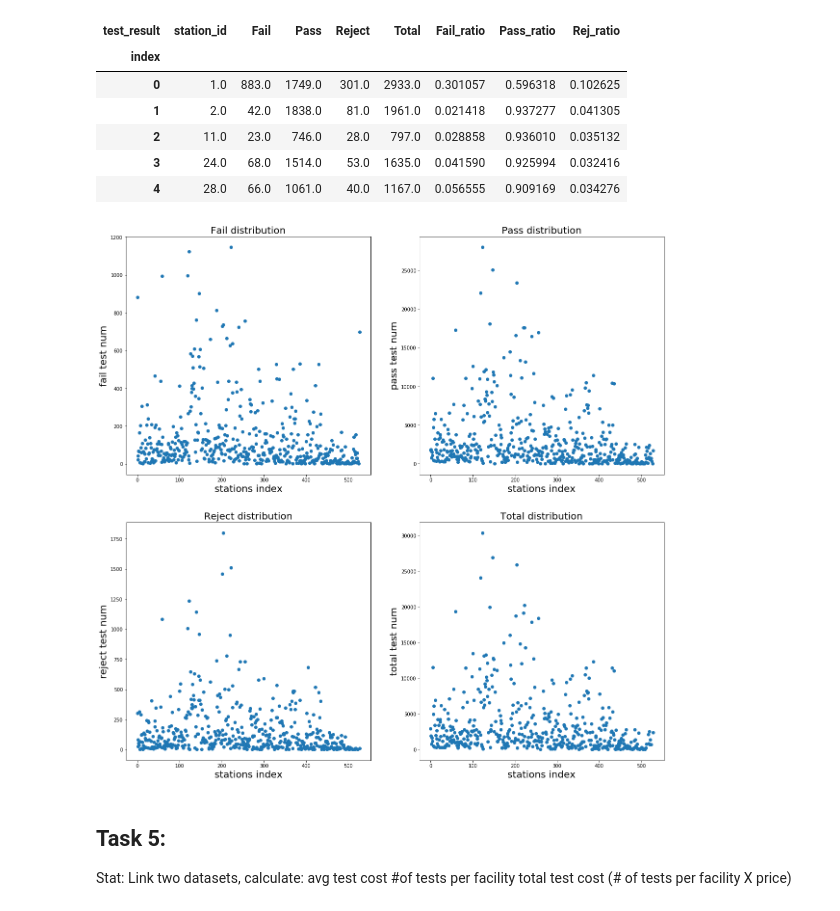
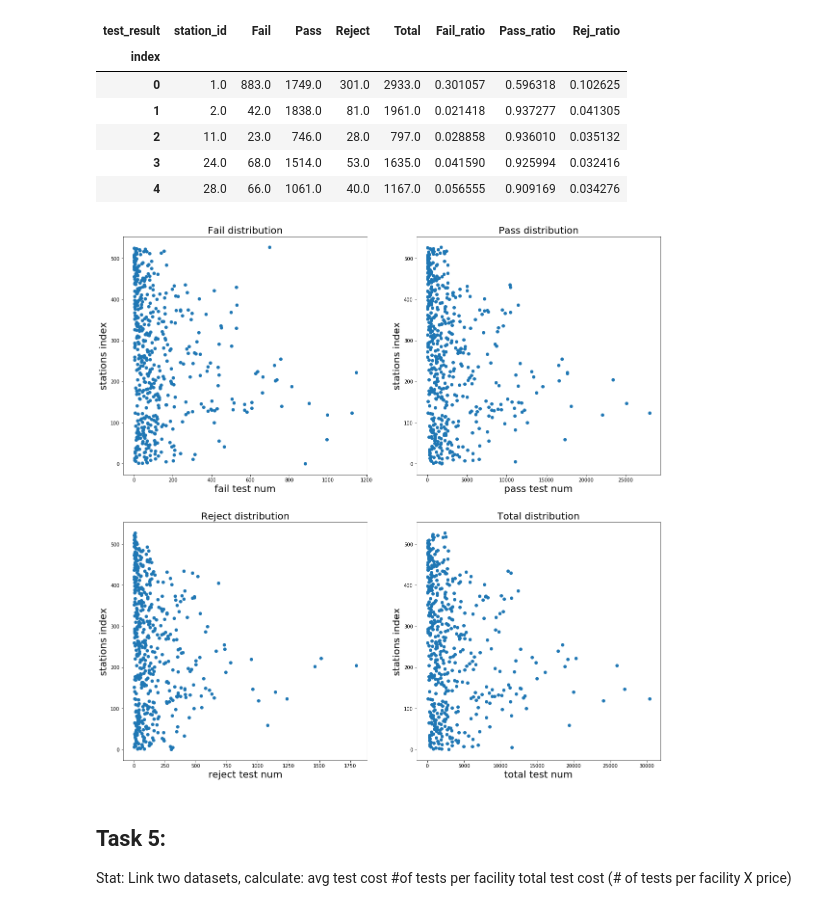
Before and after one commit to capstoneporject2019airquality/capstone_code_sharing, a Jupyter notebook: data_glance_yunhe/data_glance_update_yc3420.ipynb, the cells around one changed output. Drawn from its saved outputs; the diff is of its cells as text; code cells hidden in the pictures.

```diff
--- a/data_glance_yunhe/data_glance_update_yc3420.ipynb
+++ b/data_glance_yunhe/data_glance_update_yc3420.ipynb
@@ -162,39 +162,39 @@ station_stat.head()
 # %%
 fig = plt.figure(figsize=(20,20))
 ax1 = fig.add_subplot(221)
 ax2 = fig.add_subplot(222)
 ax3 = fig.add_subplot(223)
 ax4 = fig.add_subplot(224)
 
 index_ls = station_stat.reset_index().index
 
-ax1.scatter(index_ls, station_stat['Fail'])
+ax1.scatter(station_stat['Fail'],index_ls)
 ax1.set_title('Fail distribution', size = 20)
-ax1.set_xlabel('stations index', size=20)
-ax1.set_ylabel('fail test num', size=20)
+ax1.set_ylabel('stations index', size=20)
+ax1.set_xlabel('fail test num', size=20)
 
-ax2.scatter(index_ls, station_stat['Pass'])
+ax2.scatter(station_stat['Pass'], index_ls)
 ax2.set_title('Pass distribution', size = 20)
-ax2.set_xlabel('stations index', size=20)
-ax2.set_ylabel('pass test num', size=20)
+ax2.set_ylabel('stations index', size=20)
+ax2.set_xlabel('pass test num', size=20)
 
-ax3.scatter(index_ls, station_stat['Reject'])
+ax3.scatter(station_stat['Reject'], index_ls)
 ax3.set_title('Reject distribution', size = 20)
-ax3.set_xlabel('stations index', size=20)
-ax3.set_ylabel('reject test num', size=20)
+ax3.set_ylabel('stations index', size=20)
+ax3.set_xlabel('reject test num', size=20)
 
-ax4.scatter(index_ls, station_stat['Total'])
+ax4.scatter(station_stat['Total'], index_ls)
 ax4.set_title('Total distribution', size = 20)
-ax4.set_xlabel('stations index', size=20)
-ax4.set_ylabel('total test num', size=20)
+ax4.set_ylabel('stations index', size=20)
+ax4.set_xlabel('total test num', size=20)
 #  ax1.
 
 
 # = station_stat.reset_index().plot(x='index', y='Fail', style='o')
 # plt.ylabel()
 plt.show()
 # %% [output]
-[figure, old version]
+[figure, new version]
 # %% [markdown]
 ## Task 5:
 Stat: Link two datasets, calculate:
```
Also changed, not shown: parts of 2 cells of this notebook.
